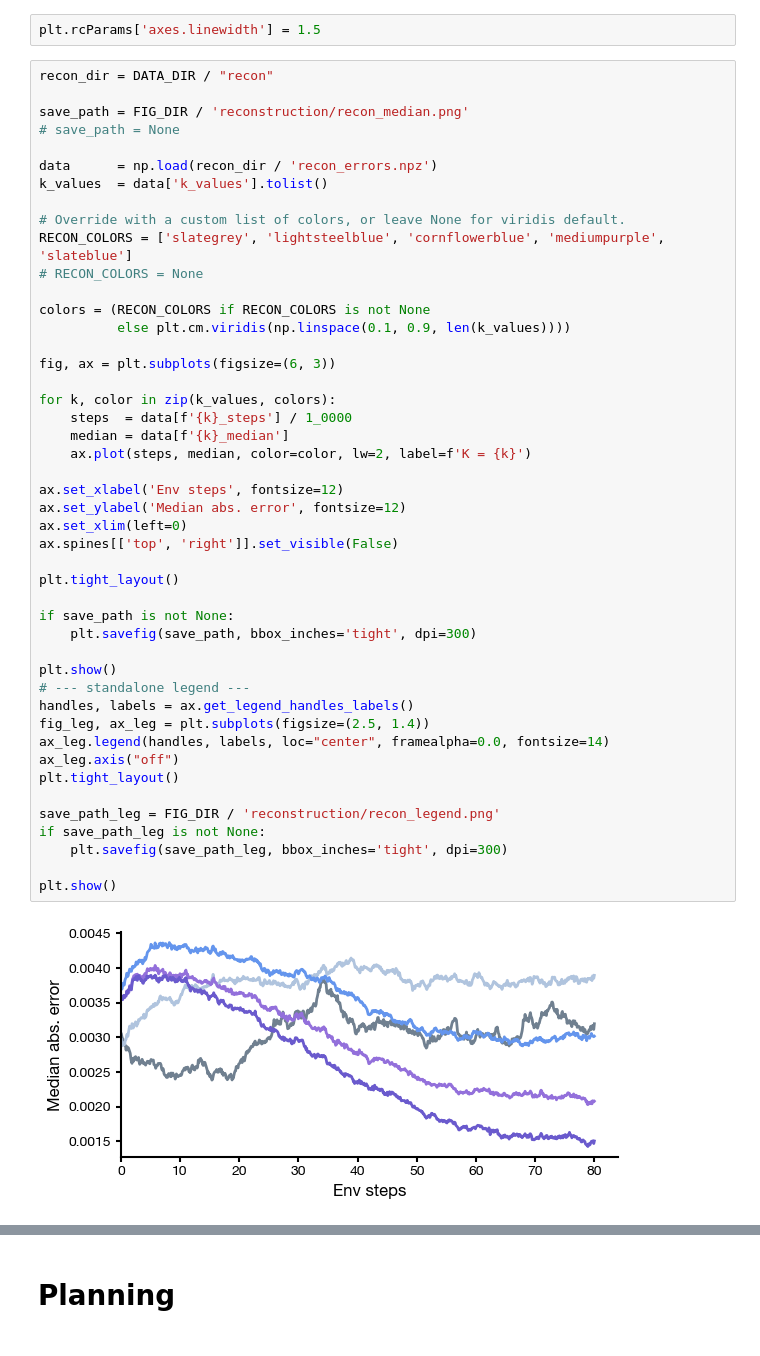
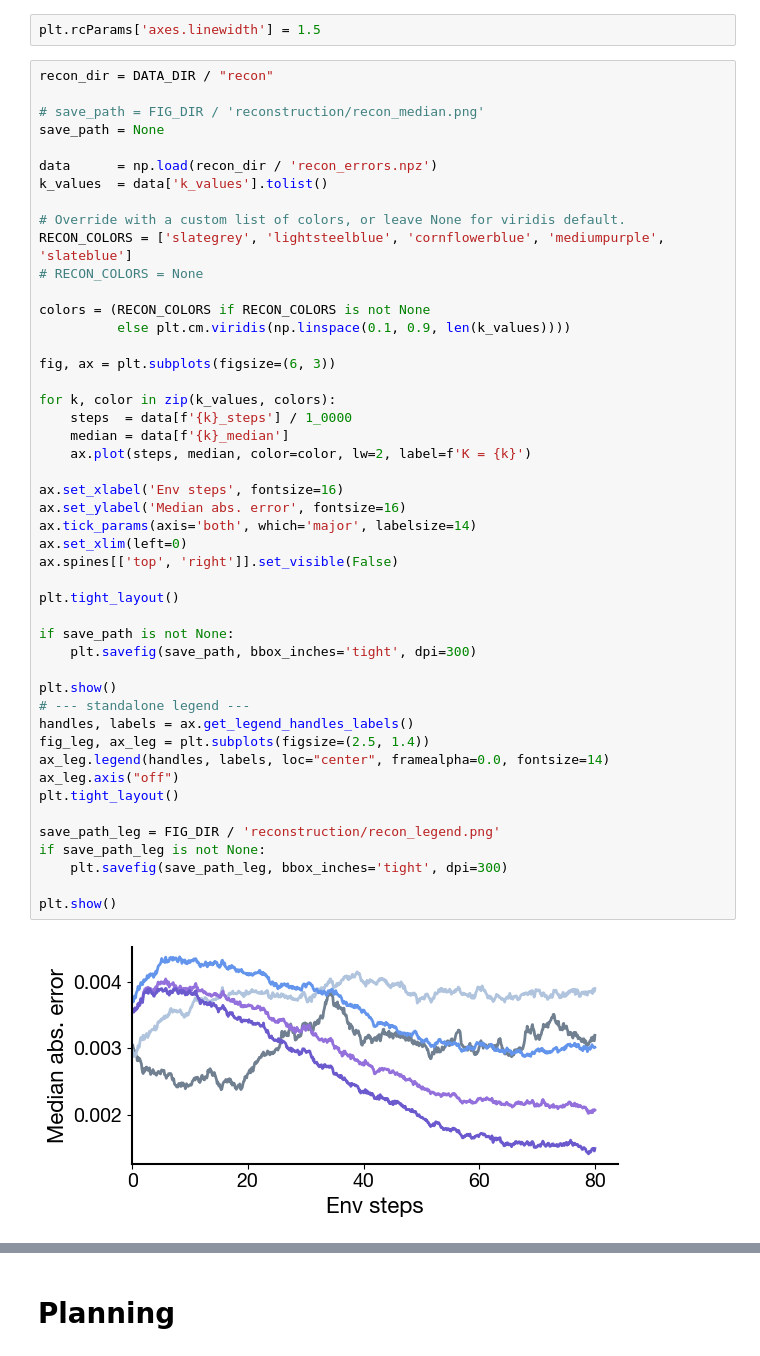
Before and after one commit to arminbazza/Default-Features, a Jupyter notebook: src/make_figs.ipynb, the cells around one changed output, grey strips where cells are left out. Saved outputs shown, nothing was run; the diff lists cells and outputs as text.

Commit message:
made fontsize bigger for a few

```diff
--- a/src/make_figs.ipynb
+++ b/src/make_figs.ipynb
@@ -357,8 +359,8 @@ plt.rcParams['axes.linewidth'] = 1.5
 # %%
 recon_dir = DATA_DIR / "recon"
 
-save_path = FIG_DIR / 'reconstruction/recon_median.png'
-# save_path = None
+# save_path = FIG_DIR / 'reconstruction/recon_median.png'
+save_path = None
 
 data      = np.load(recon_dir / 'recon_errors.npz')
 k_values  = data['k_values'].tolist()
@@ -372,36 +374,37 @@ colors = (RECON_COLORS if RECON_COLORS is not None
 
 fig, ax = plt.subplots(figsize=(6, 3))
 
 for k, color in zip(k_values, colors):
     steps  = data[f'{k}_steps'] / 1_0000
     median = data[f'{k}_median']
     ax.plot(steps, median, color=color, lw=2, label=f'K = {k}')
 
-ax.set_xlabel('Env steps', fontsize=12)
-ax.set_ylabel('Median abs. error', fontsize=12)
+ax.set_xlabel('Env steps', fontsize=16)
+ax.set_ylabel('Median abs. error', fontsize=16)
+ax.tick_params(axis='both', which='major', labelsize=14)
 ax.set_xlim(left=0)
 ax.spines[['top', 'right']].set_visible(False)
 
 plt.tight_layout()
 
 if save_path is not None:
     plt.savefig(save_path, bbox_inches='tight', dpi=300)
 
 plt.show()
 # --- standalone legend ---
 handles, labels = ax.get_legend_handles_labels()
 fig_leg, ax_leg = plt.subplots(figsize=(2.5, 1.4))
 ax_leg.legend(handles, labels, loc="center", framealpha=0.0, fontsize=14)
 ax_leg.axis("off")
 plt.tight_layout()
 
 save_path_leg = FIG_DIR / 'reconstruction/recon_legend.png'
 if save_path_leg is not None:
     plt.savefig(save_path_leg, bbox_inches='tight', dpi=300)
 
 plt.show()
 # %% [output]
-[figure, old version]
+[figure, new version]
 [figure]
 # %% [markdown]
 # Planning
```
Also changed, not shown: parts of 7 cells of this notebook.
